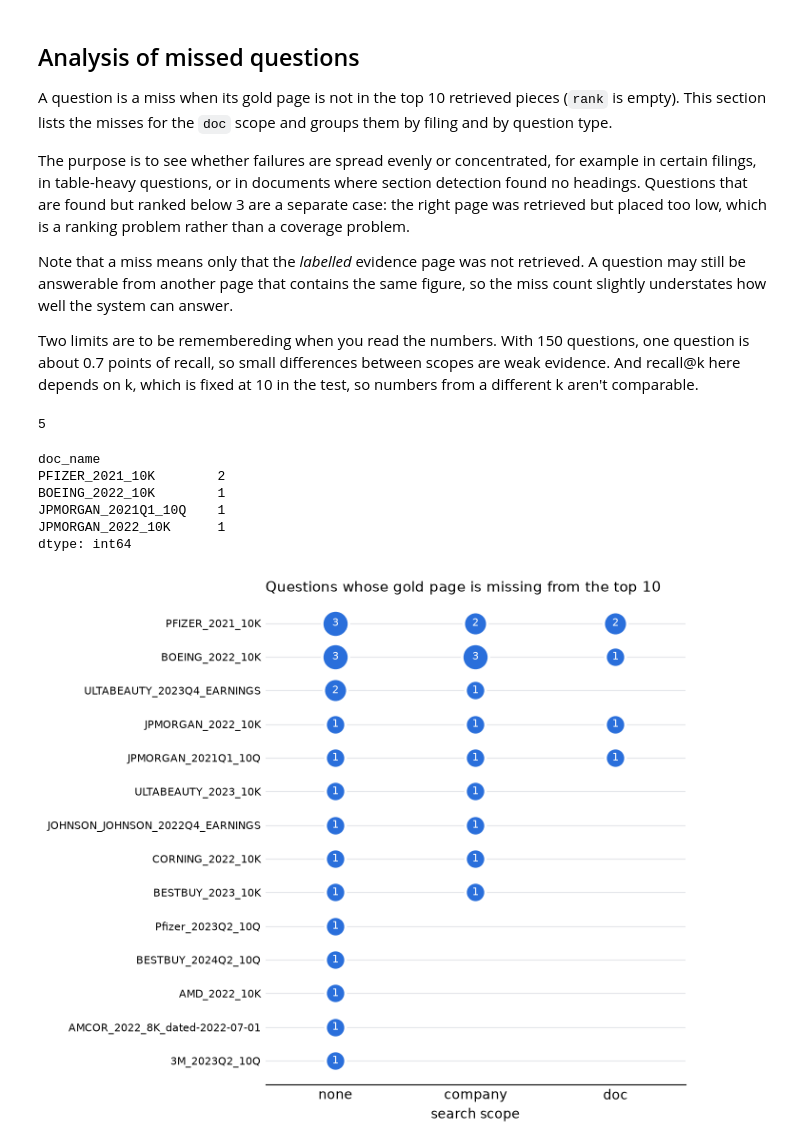
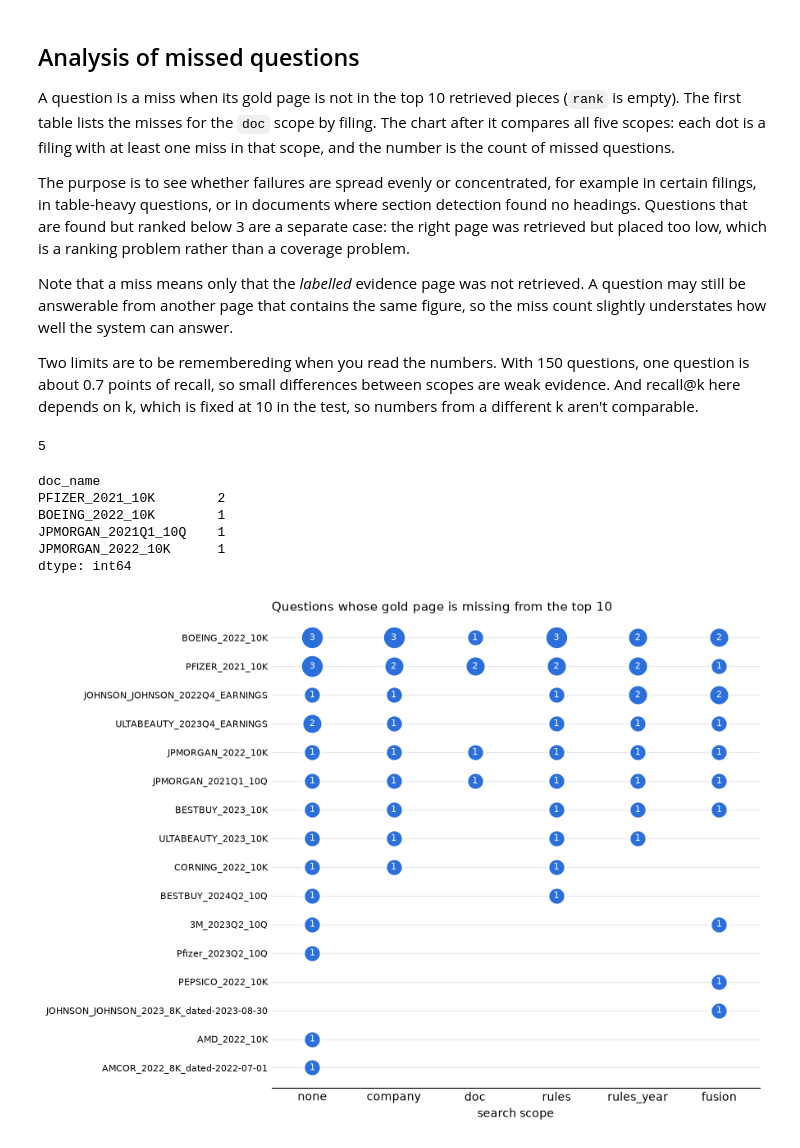
Before and after one commit to nathnath2006/RAG-Model, a Jupyter notebook: src/evaluation.ipynb, the cells around one changed output. Cells and saved outputs as stored; diff of their text form; code cells hidden in the pictures.

```diff
--- a/src/evaluation.ipynb
+++ b/src/evaluation.ipynb
@@ -45,7 +47,7 @@ out = PROJECT_ROOT / "Data" / "eval"
 out.mkdir(exist_ok=True)
 
 summaries, all_results = [], {}
-for scope in ev.SCOPES:
+for scope in ev.ALL_SCOPES:
     s, r = ev.retrieval_eval(rows, collection, eval_client, scope=scope, k=10,
                              out_path=out / f"retrieval_{scope}.json")
     summaries.append(s); all_results[scope] = r
@@ -59,7 +64,7 @@ pd.DataFrame(summaries).set_index("scope").round(3)
 # %% [markdown]
 ## Analysis of missed questions
 
-A question is a miss when its gold page is not in the top 10 retrieved pieces (`rank` is empty). This section lists the misses for the `doc` scope and groups them by filing and by question type.
+A question is a miss when its gold page is not in the top 10 retrieved pieces (`rank` is empty). The first table lists the misses for the `doc` scope by filing. The chart after it compares all five scopes: each dot is a filing with at least one miss in that scope, and the number is the count of missed questions.
 
 The purpose is to see whether failures are spread evenly or concentrated, for example in certain filings, in table-heavy questions, or in documents where section detection found no headings. Questions that are found but ranked below 3 are a separate case: the right page was retrieved but placed too low, which is a ranking problem rather than a coverage problem.
 
@@ -84,35 +89,35 @@ dtype: int64
 df = pd.DataFrame(
     {"scope": scope, "doc_name": r["doc_name"], "missed": r["rank"] is None}
     for scope, results in all_results.items() for r in results
 )
 
 # misses per filing and scope; keep only filings with at least one miss
 counts = (
     df[df["missed"]].groupby(["doc_name", "scope"]).size()
     .unstack(fill_value=0)
-    .reindex(columns=list(ev.SCOPES), fill_value=0)
+    .reindex(columns=list(ev.ALL_SCOPES), fill_value=0)
 )
 counts = counts.loc[counts.sum(axis=1).sort_values().index]   # worst filings at the top
 
-fig, ax = plt.subplots(figsize=(7, 0.32 * len(counts) + 1.5))
+fig, ax = plt.subplots(figsize=(9, 0.32 * len(counts) + 1.5))
 for y, (doc, row) in enumerate(counts.iterrows()):
     for x, n in enumerate(row):
         if n:
             ax.scatter(x, y, s=140 + 90 * n, color="#2a6fdb", edgecolor="white", linewidth=2, zorder=3)
             ax.text(x, y, str(n), ha="center", va="center", color="white", fontsize=8, zorder=4)
 
-ax.set_xticks(range(len(ev.SCOPES)), ev.SCOPES)
+ax.set_xticks(range(len(ev.ALL_SCOPES)), ev.ALL_SCOPES)
 ax.set_yticks(range(len(counts)), counts.index, fontsize=8)
-ax.set_xlim(-0.5, len(ev.SCOPES) - 0.5)
+ax.set_xlim(-0.5, len(ev.ALL_SCOPES) - 0.5)
 ax.set_ylim(-0.7, len(counts) - 0.3)
 ax.grid(axis="y", color="#e5e7eb", zorder=0)
 ax.set_axisbelow(True)
 for side in ("top", "right", "left"):
     ax.spines[side].set_visible(False)
 ax.tick_params(length=0)
 ax.set_xlabel("search scope")
 ax.set_title("Questions whose gold page is missing from the top 10", loc="left", fontsize=11)
 plt.tight_layout()
 plt.show()
 # %% [output]
-[figure, old version]
+[figure, new version]
```
Also changed, not shown: parts of 7 cells of this notebook, 10 other files.
